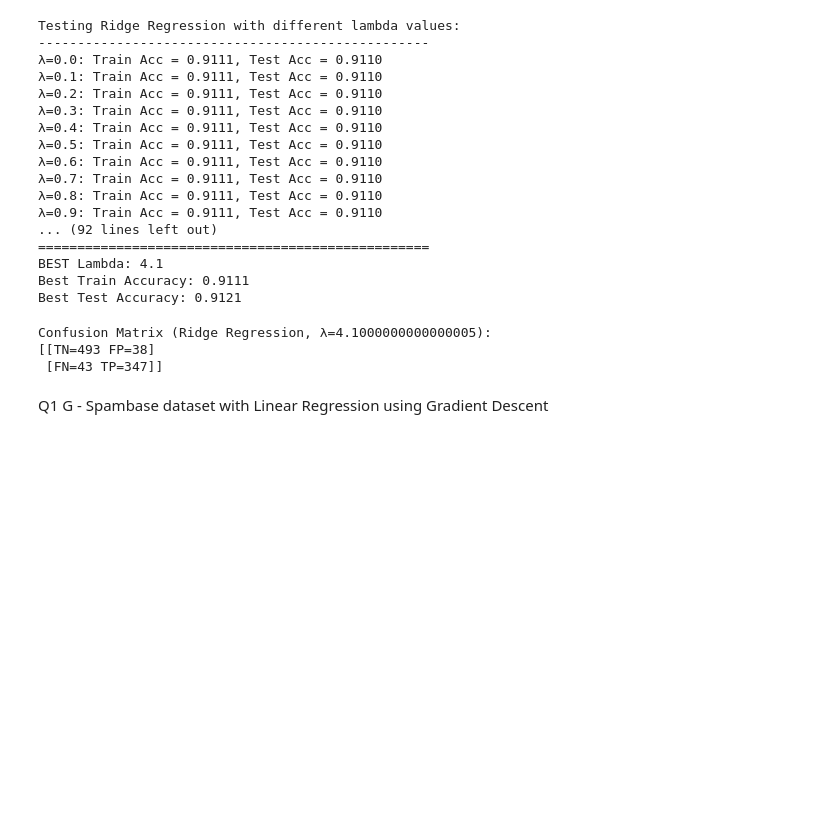
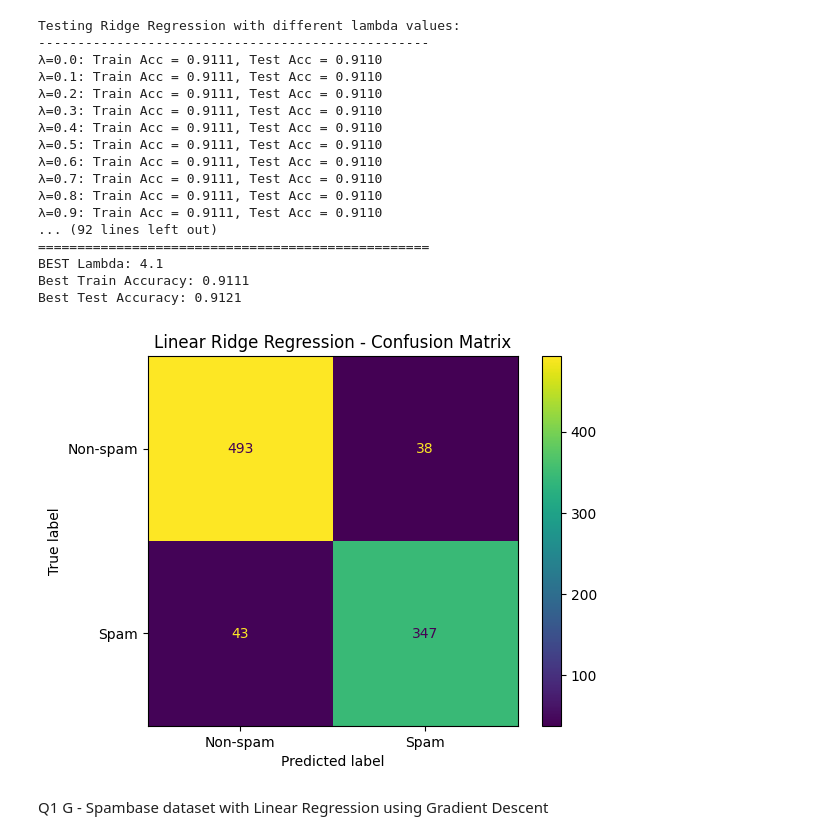
Before and after one commit to yashlad27/CS6140-Fall2025, a Jupyter notebook: Week-2/HW2/hw2_q1_ml.ipynb, the cells around one changed output. Cells and saved outputs as stored; diff of their text form; code cells hidden in the pictures; blank space fills up the shorter version.

```diff
--- a/Week-2/HW2/hw2_q1_ml.ipynb
+++ b/Week-2/HW2/hw2_q1_ml.ipynb
@@ -328,13 +327,12 @@ Best Test Accuracy: 0.9121
 # %%
 # Confusion Matrix 2
 cm_ridge = confusion_matrix(y_test, test_binary_ridge)
-print(f"\nConfusion Matrix (Ridge Regression, λ={best_lambda}):")
-print(f"[[TN={cm_ridge[0,0]} FP={cm_ridge[0,1]}]")
-print(f" [FN={cm_ridge[1,0]} TP={cm_ridge[1,1]}]]")
+disp_cm_ridge = ConfusionMatrixDisplay(confusion_matrix=cm_ridge, display_labels=['Non-spam', 'Spam'])
+disp_cm_ridge.plot()
+plt.title('Linear Ridge Regression - Confusion Matrix')
+plt.show()
 # %% [output]
-Confusion Matrix (Ridge Regression, λ=4.1000000000000005):
-[[TN=493 FP=38]
- [FN=43 TP=347]]
+[figure, added]
 # %% [markdown]
 Q1 G - Spambase dataset with Linear Regression using Gradient Descent
 # %%
```
Also changed, not shown: parts of 6 cells of this notebook, 2 other files.
